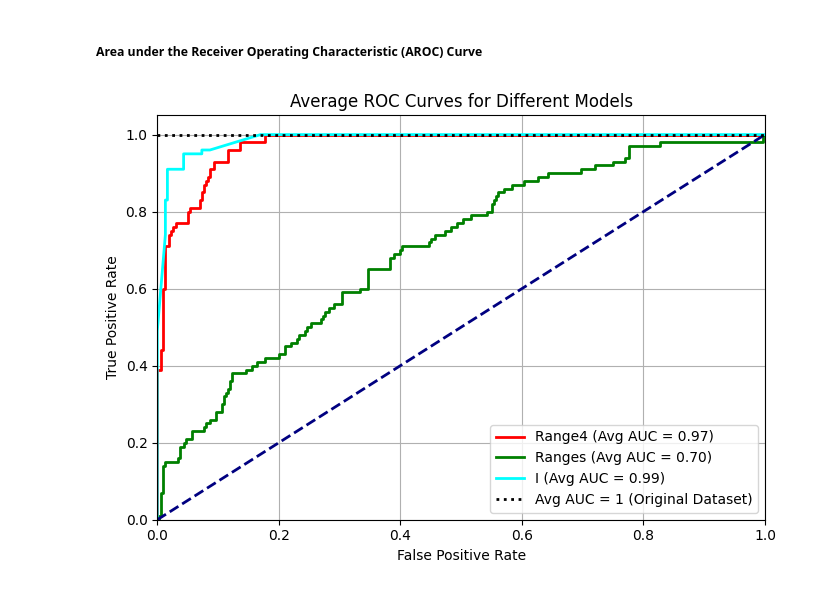
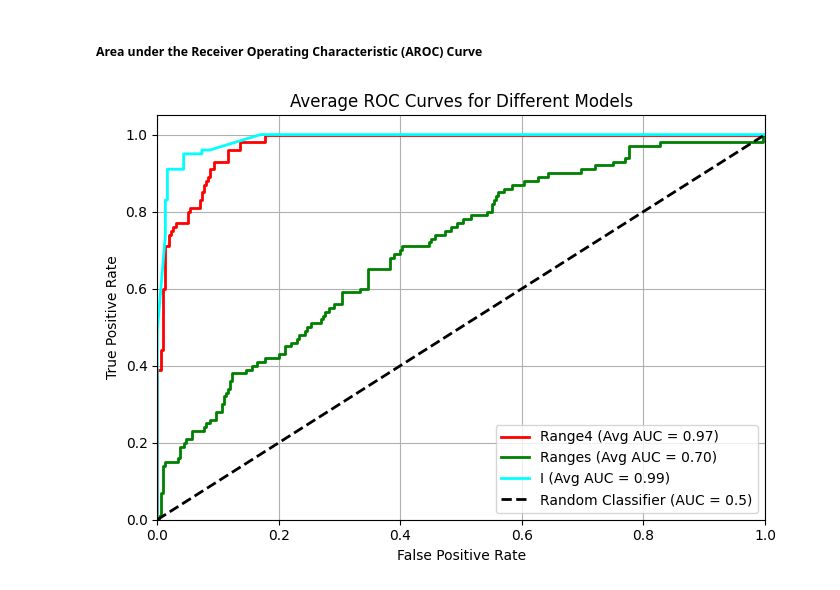
Before and after one commit to SarantisPapachrist/Diploma-Thesis, a Jupyter notebook: PV_dataset/Test_Cases_RF.ipynb, the cells around one changed output. Saved outputs shown, nothing was run; the diff lists cells and outputs as text; code cells hidden in the pictures.

```diff
--- a/PV_dataset/Test_Cases_RF.ipynb
+++ b/PV_dataset/Test_Cases_RF.ipynb
@@ -4,10 +4,10 @@
 import pandas as pd
 import numpy as np
 
-path_train = "/home/sarantis/Documents/Διπλωματική Εργασία/Diploma-Thesis/PV_dataset/train data.csv"
+path_train = "/home/sarantis/Documents/Διπλωματική Εργασία/Diploma-Thesis/PV_dataset/datasets/train data.csv"
 train_data = pd.read_csv(path_train, delimiter=';')
 
-path_test = "/home/sarantis/Documents/Διπλωματική Εργασία/Diploma-Thesis/PV_dataset/test data.csv"
+path_test = "/home/sarantis/Documents/Διπλωματική Εργασία/Diploma-Thesis/PV_dataset/datasets/test data.csv"
 test_data = pd.read_csv(path_test, delimiter=';')
 
 display(train_data)
@@ -429,41 +425,36 @@ plt.show()
 # %%
 from sklearn.metrics import roc_curve, auc
 from sklearn.preprocessing import LabelBinarizer
-import matplotlib.pyplot as plt
 
 plt.figure(figsize=(7, 5))
 
-model_names = ['Range4', 'Ranges', 'I']
+model_names = ['Range4', 'Ranges', 'I', 'random_forest']
 datasets = [X_Range4_test_scaled, X_Ranges_test_scaled, X_I_test_scaled]
 labels = [y_Range4_test, y_Ranges_test, y_I_test]
 model_colors = ['red', 'green', 'cyan']
 
 for model_name, dataset, label, color in zip(model_names, datasets, labels, model_colors):
     y_pred_proba = models[model_name].predict_proba(dataset)
 
     label_binarizer = LabelBinarizer()
     y_binary = label_binarizer.fit_transform(label)
 
     fpr, tpr, _ = roc_curve(y_binary.ravel(), y_pred_proba.ravel())
     roc_auc = auc(fpr, tpr)
 
     plt.plot(fpr, tpr, label=f'{model_name} (Avg AUC = {roc_auc:.2f})', linestyle='-', linewidth=2, color=color)
 
-
-plt.plot([0, 1], [0, 1], color='navy', lw=2, linestyle='--')
-
-# Curve for the Original Dataset
-plt.axhline(y=1, color='black', linestyle=':', linewidth=2, label='Avg AUC = 1 (Original Dataset)')
+plt.plot([0, 1], [0, 1], color='black', lw=2, linestyle='--', label='Random Classifier (AUC = 0.5)')
 
 plt.xlim([0.0, 1.0])
 plt.ylim([0.0, 1.05])
 plt.xlabel('False Positive Rate')
 plt.ylabel('True Positive Rate')
 plt.title('Average ROC Curves for Different Models')
 plt.legend(loc='lower right')
 
 plt.grid(True)
 plt.tight_layout()
 plt.show()
 # %% [output]
-[figure, old version]
+[figure, new version]
```
Also changed, not shown: parts of 7 cells of this notebook.
